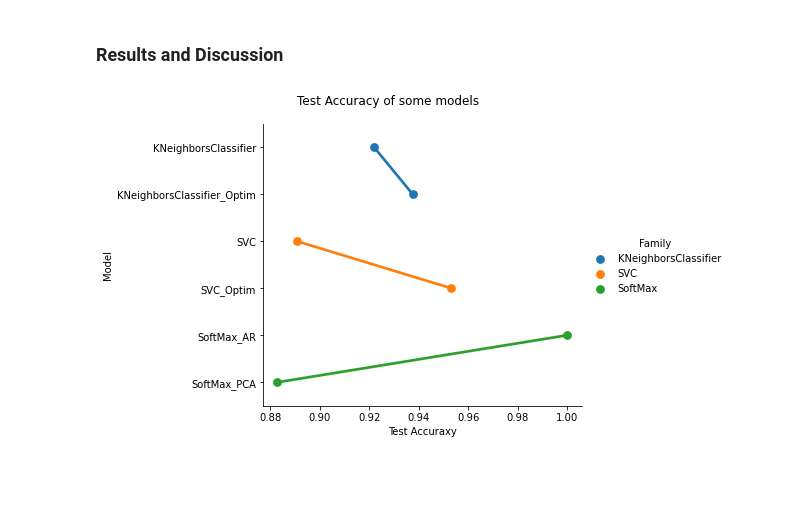
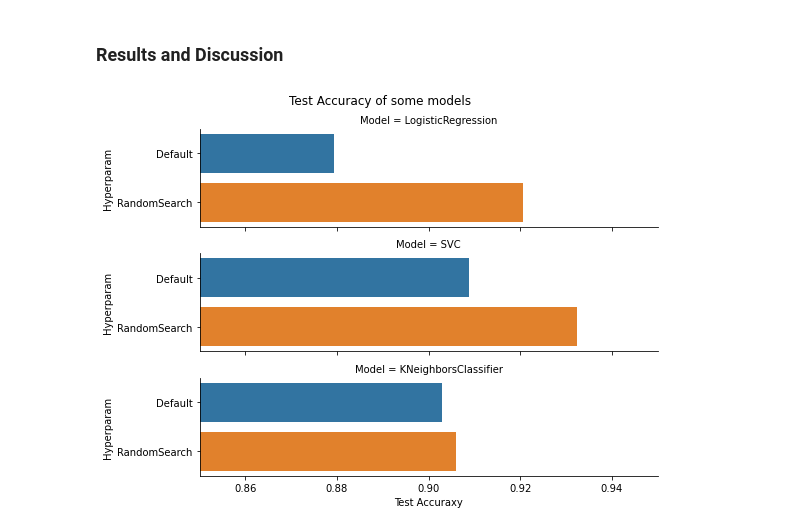
Before and after one commit to felipecostapereira/HIML, a Jupyter notebook: task_04_HyperParameterSearch.ipynb, the cells around one changed output. Cells and saved outputs as stored; diff of their text form; code cells hidden in the pictures; blank space fills up the shorter version.

```diff
--- a/task_04_HyperParameterSearch.ipynb
+++ b/task_04_HyperParameterSearch.ipynb
@@ -166,7 +166,7 @@ ___
 # %%
 # Previous Model Softmax PCA
 dfResults = pd.DataFrame({
-        'Model': ['SoftMax'],
+        'Model': ['LogisticRegression'],
         'Hyperparam': ['Default'],
         'Train': accuracy_score(y_train, yPred2_train),
         'Test': accuracy_score(y_test, yPred2_test)
@@ -201,7 +201,7 @@ pass;
 
     A. n_splits = 5, n_repeats = 50 [RepeatedKFold]
 # %%
-k_folds = 6
+k_folds = 5
 n_repeats = 50
 rkf = RepeatedKFold(n_splits=k_folds, n_repeats=n_repeats, random_state=10)
 
@@ -254,10 +245,9 @@ len(models), models[0], models[1]
 # %%
-random_search_results = []
-
+rscv_results = []
 for k in range(len(models)):
     random_search = RandomizedSearchCV(models[k], verbose=0, scoring=scoring, param_distributions=param_grids[k], n_iter=n_iter, n_jobs=n_jobs, cv=rkf, random_state=10);
     random_search.fit(X2_train, y_train)
 
-    # saving rscv instances
-    random_search_results.append(random_search)
+    # saving rscv instance...
+    rscv_results.append(random_search)
 # %% [output]
@@ -311,31 +300,0 @@ SVC(C=13, kernel='poly')
-# %%
-kernels = ['linear', 'poly', 'rbf', 'sigmoid']
-cValues = np.arange(1, 21)
-
-best_model = SVC()
-best_accTest = 0
-best_accTrain = 0
-
-for k in tqdm(kernels):
-    for c in cValues:
-        modelTrained = SVC(C=c, kernel=k).fit(X2_train, y_train)
-
-        yPred_train = modelTrained.predict(X2_train)
-        yPred_test = modelTrained.predict(X2_test)
-
-        accTrain = accuracy_score(y_train, yPred_train)
-        accTest = accuracy_score(y_test, yPred_test)
-
-        if (accTest >= best_accTest):
-            best_model = modelTrained
-            best_accTrain = accTrain
-            best_accTest = accTest
-
-dfResults2 = dfResults.append(pd.DataFrame({
-    'Family': ["SVC"],
-    'Model': ["SVC_Optim"],
-    'Train': [best_accTrain],
-    'Test': [best_accTest]}))
-
-dfResults2 = dfResults2.sort_values(by=['Model'])
-dfResults2
@@ -412,10 +316,11 @@ best_model.get_params().get('n_neighbors')
 # %% [markdown]
 ### Results and Discussion
 # %%
-ax = sns.catplot(x="Test", y="Model", hue="Family", data=dfResults2, kind='point', height=5, aspect=1.5, legend_out=True, margin_titles=False);
+ax = sns.catplot(x="Test", row="Model", y="Hyperparam", data=dfResults, kind='bar', height=2, aspect=4, legend_out=True, margin_titles=False);
 ax.set_xlabels("Test Accuraxy")
 ax.fig.suptitle("Test Accuracy of some models")
 ax.fig.subplots_adjust(top=0.9)
+ax.set(xlim=(0.85, .95));
 pass;
 # %% [output]
-[figure, old version]
+[figure, new version]
```
Also changed, not shown: parts of 18 cells of this notebook.
